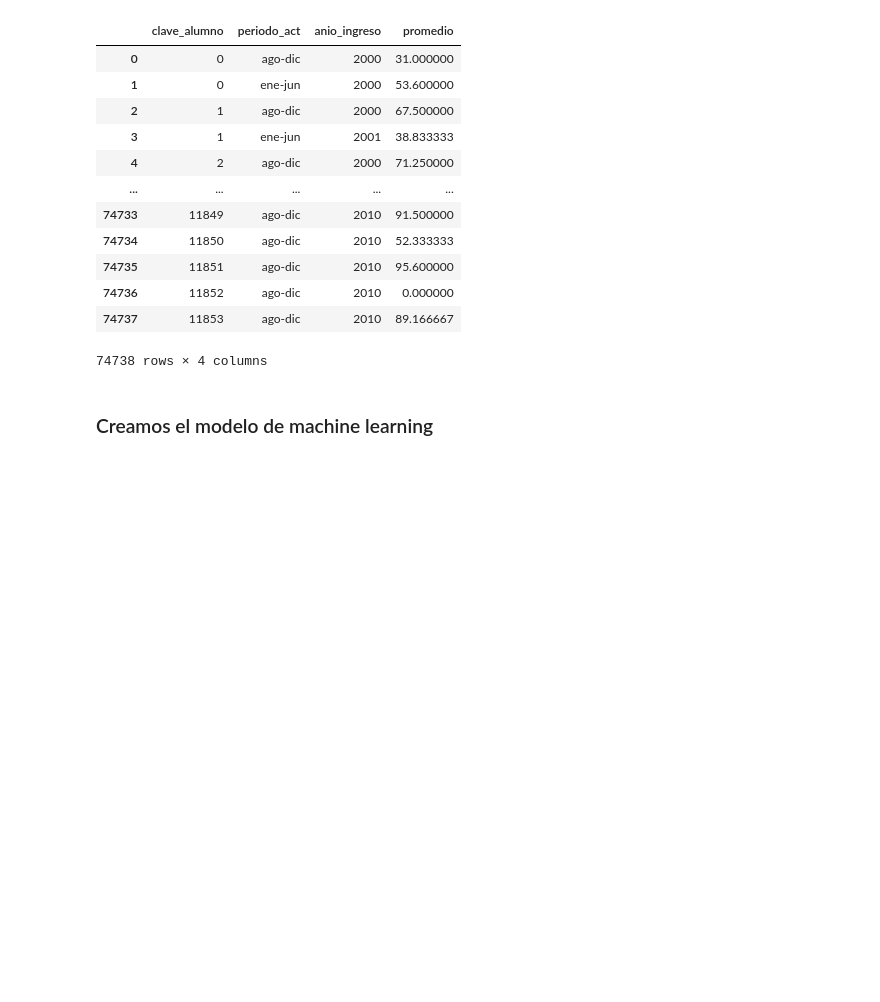
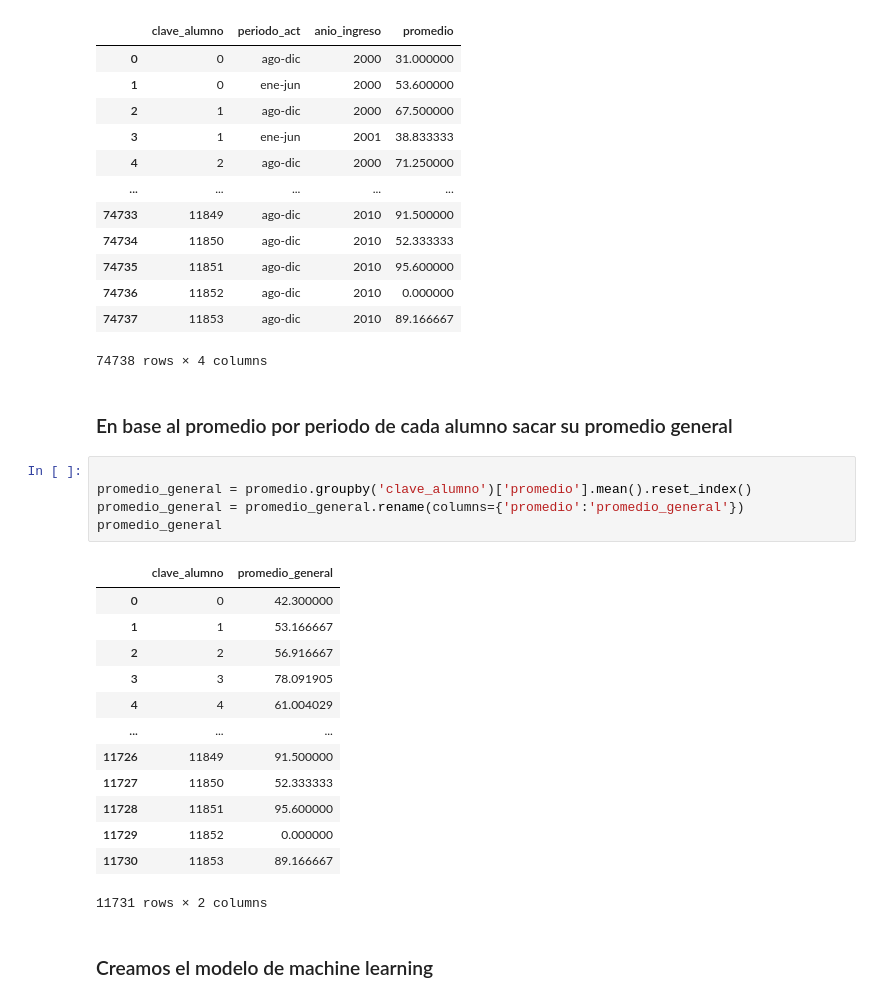
Before and after one commit to KingSplatt/Data-Analysis, a Jupyter notebook: data-analysis.ipynb, the cells around one changed output. Cells and saved outputs as stored; diff of their text form; blank space fills up the shorter version.

Commit message:
prom_general

```diff
--- a/data-analysis.ipynb
+++ b/data-analysis.ipynb
@@ -369,6 +369,27 @@ promedio
 | 74736 | 11852 | ago-dic | 2010 | 0.000000 |
 | 74737 | 11853 | ago-dic | 2010 | 89.166667 |
 74738 rows × 4 columns
+# %% [markdown]
+### En base al promedio por periodo de cada alumno sacar su promedio general
+# %%
+
+promedio_general = promedio.groupby('clave_alumno')['promedio'].mean().reset_index()
+promedio_general = promedio_general.rename(columns={'promedio':'promedio_general'})
+promedio_general
+# %% [output]
+|  | clave_alumno | promedio_general |
+| 0 | 0 | 42.300000 |
+| 1 | 1 | 53.166667 |
+| 2 | 2 | 56.916667 |
+| 3 | 3 | 78.091905 |
+| 4 | 4 | 61.004029 |
+| ... | ... | ... |
+| 11726 | 11849 | 91.500000 |
+| 11727 | 11850 | 52.333333 |
+| 11728 | 11851 | 95.600000 |
+| 11729 | 11852 | 0.000000 |
+| 11730 | 11853 | 89.166667 |
+11731 rows × 2 columns
 # %% [markdown]
 ### Creamos el modelo de machine learning
 # %%
```
